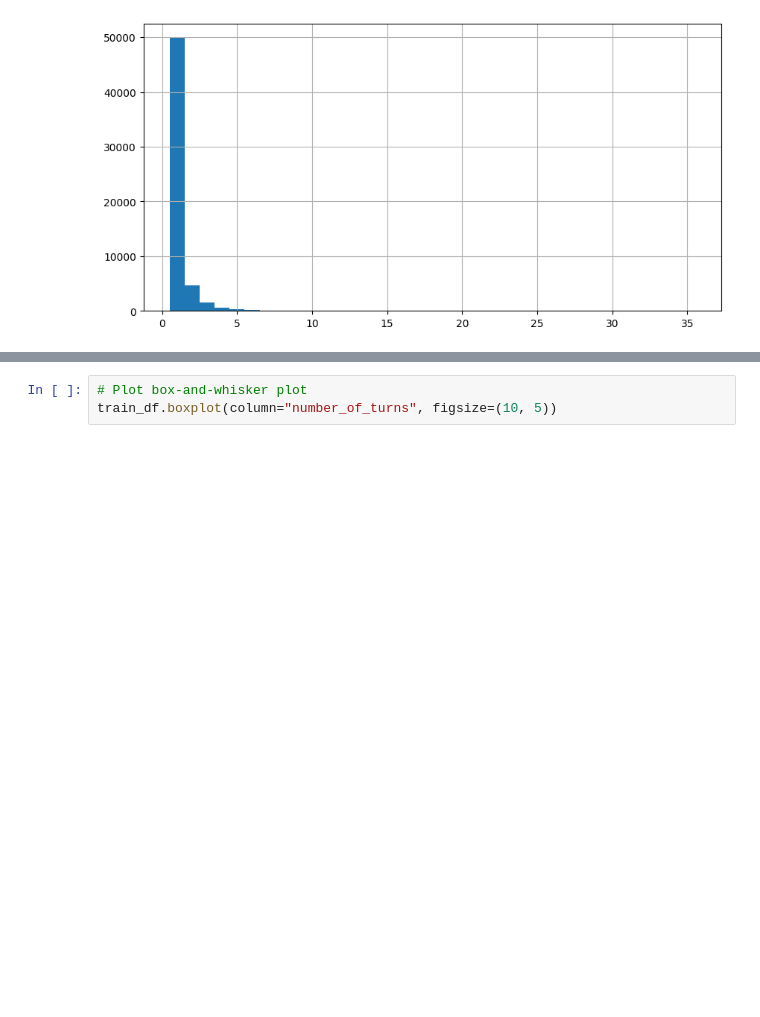
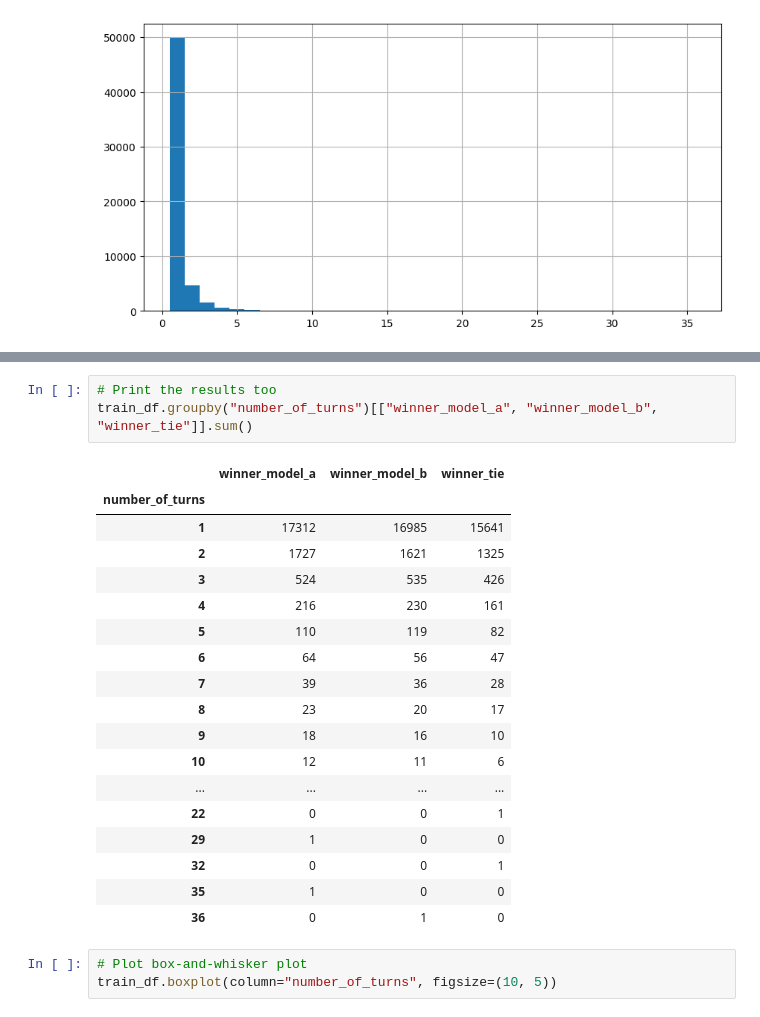
Before and after one commit to jdubkim/lmsys-arena, a Jupyter notebook: eda.ipynb, the cells around one changed output, grey strips where cells are left out. Cells and saved outputs as stored; diff of their text form; blank space fills up the shorter version.

```diff
--- a/eda.ipynb
+++ b/eda.ipynb
@@ -64,3 +73,25 @@ train_df["number_of_turns"].hist(
+# %%
+# Print the results too
+train_df.groupby("number_of_turns")[["winner_model_a", "winner_model_b", "winner_tie"]].sum()
+# %% [output]
+|  | winner_model_a | winner_model_b | winner_tie |
+| number_of_turns |  |  |  |
+| 1 | 17312 | 16985 | 15641 |
+| 2 | 1727 | 1621 | 1325 |
+| 3 | 524 | 535 | 426 |
+| 4 | 216 | 230 | 161 |
+| 5 | 110 | 119 | 82 |
+| 6 | 64 | 56 | 47 |
+| 7 | 39 | 36 | 28 |
+| 8 | 23 | 20 | 17 |
+| 9 | 18 | 16 | 10 |
+| 10 | 12 | 11 | 6 |
+| ... | ... | ... | ... |
+| 22 | 0 | 0 | 1 |
+| 29 | 1 | 0 | 0 |
+| 32 | 0 | 0 | 1 |
+| 35 | 1 | 0 | 0 |
+| 36 | 0 | 1 | 0 |
 # %%
 # Plot box-and-whisker plot
 train_df.boxplot(column="number_of_turns", figsize=(10, 5))
```
Also changed, not shown: parts of 5 cells of this notebook.
